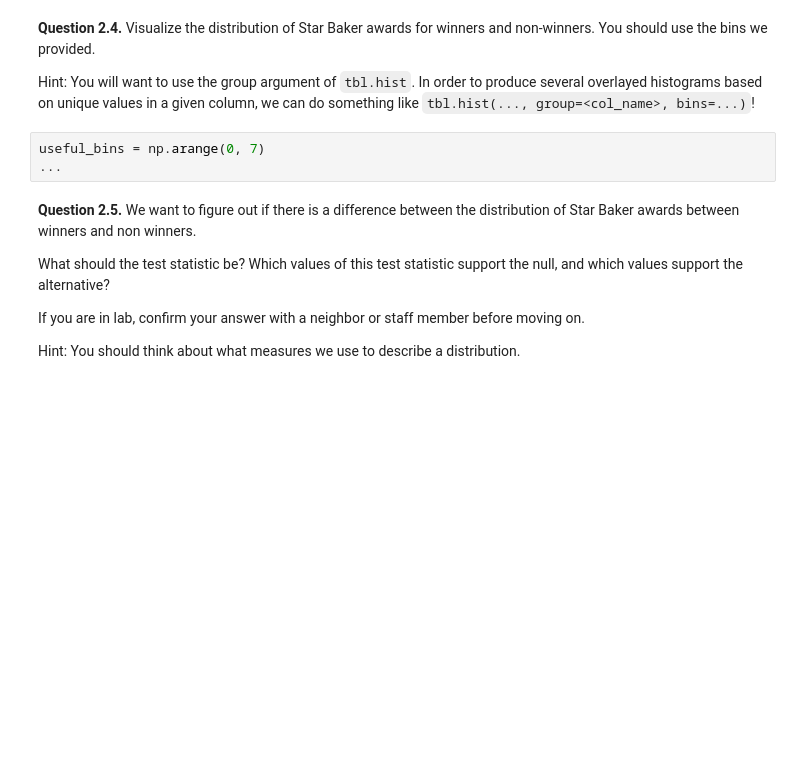
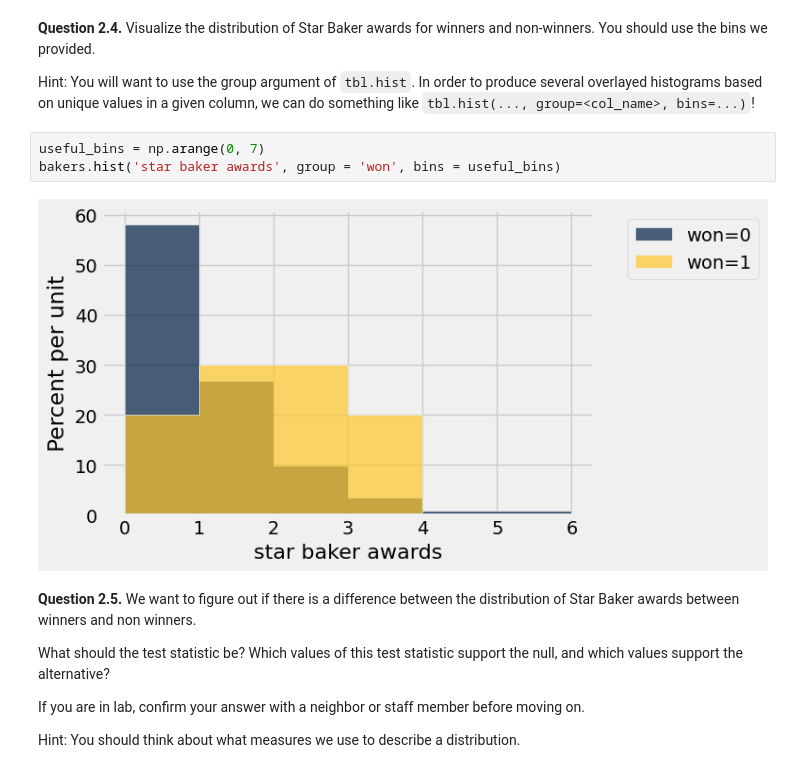
Before and after one commit to sondank1010/materials-sp22, a Jupyter notebook: lab/lab07/lab07.ipynb, the cells around one changed output. Saved outputs shown, nothing was run; the diff lists cells and outputs as text; blank space fills up the shorter version.

```diff
--- a/lab/lab07/lab07.ipynb
+++ b/lab/lab07/lab07.ipynb
@@ -94,7 +111,9 @@ grader.check("q2_3")
 Hint: You will want to use the group argument of `tbl.hist`. In order to produce several overlayed histograms based on unique values in a given column, we can do something like `tbl.hist(..., group=<col_name>, bins=...)`!
 # %%
 useful_bins = np.arange(0, 7)
-...
+bakers.hist('star baker awards', group = 'won', bins = useful_bins)
+# %% [output]
+[figure, added]
 # %% [markdown]
 **Question 2.5.** We want to figure out if there is a difference between the distribution of Star Baker awards between winners and non winners.
 
```
Also changed, not shown: parts of 18 cells of this notebook, 1 other file.
